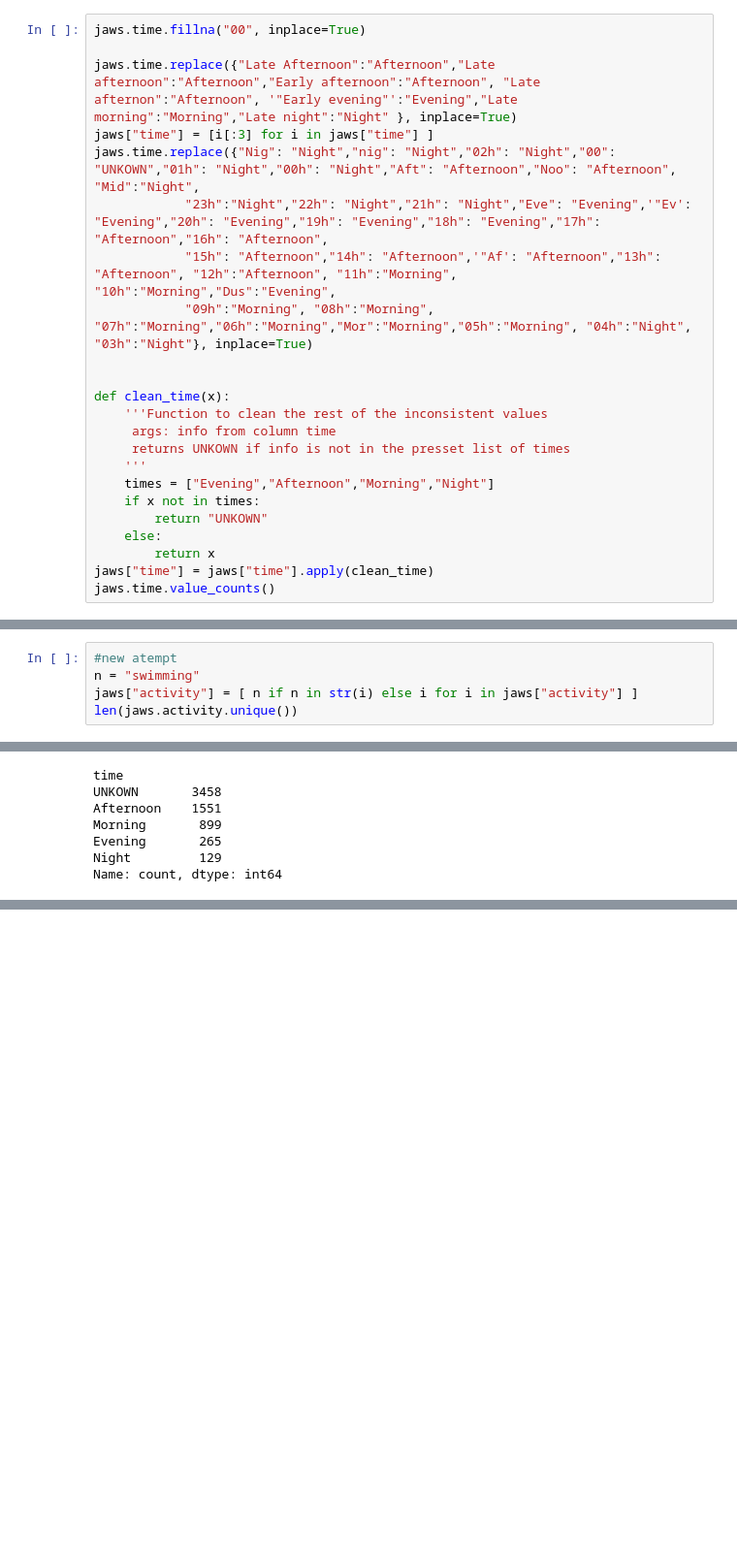
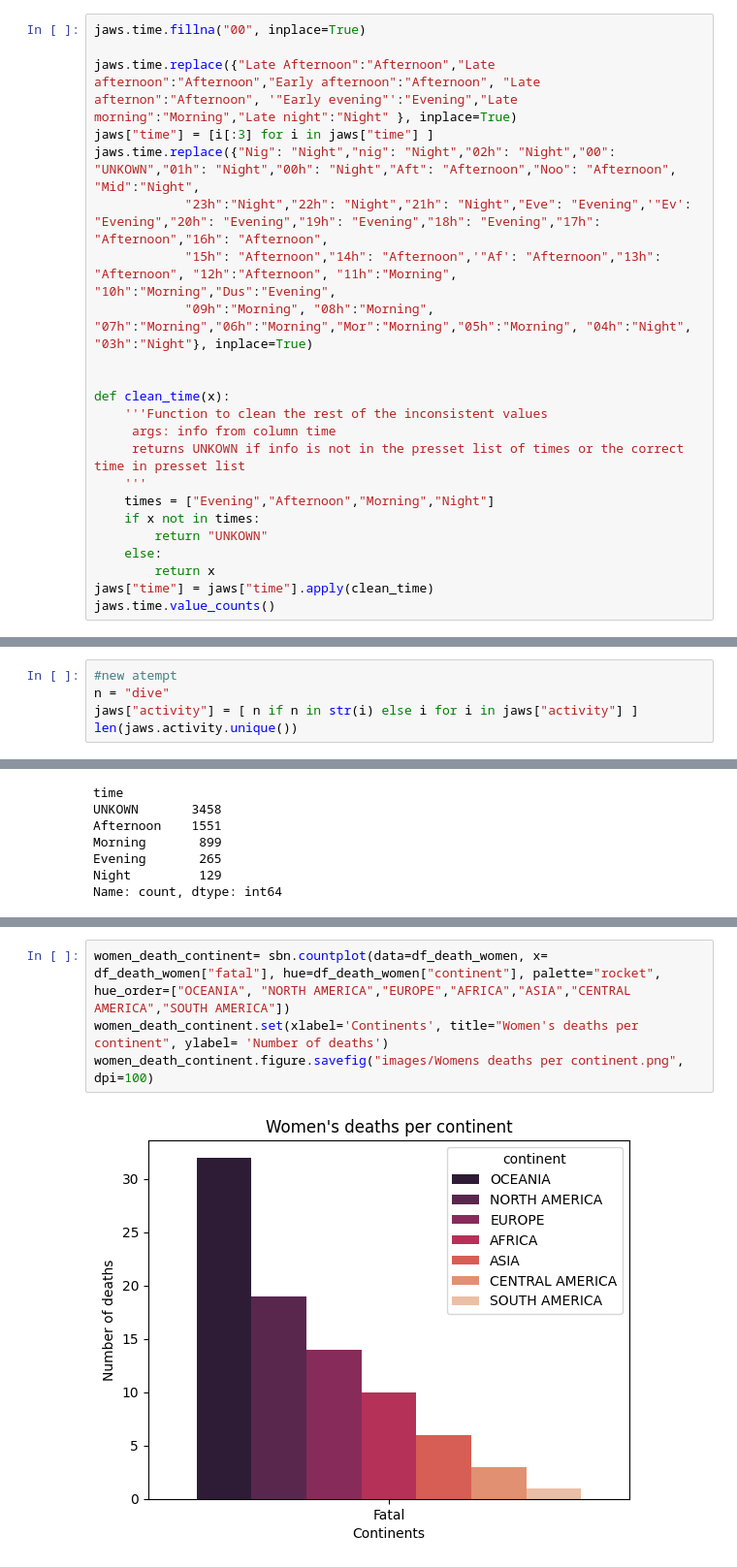
Before and after one commit to paulaRMachado/Jaws-EDA, a Jupyter notebook: JAWS.ipynb, the cells around one changed output, grey strips where cells are left out. Shown: that part at 97% size. Cells and saved outputs as stored; diff of their text form; blank space fills up the shorter version.

```diff
--- a/JAWS.ipynb
+++ b/JAWS.ipynb
@@ -116,7 +116,7 @@ jaws.time.replace({"Nig": "Night","nig": "Night","02h": "Night","00": "UNKOWN","
 def clean_time(x):
     '''Function to clean the rest of the inconsistent values
      args: info from column time
-     returns UNKOWN if info is not in the presset list of times
+     returns UNKOWN if info is not in the presset list of times or the correct time in presset list
     '''
     times = ["Evening","Afternoon","Morning","Night"]
     if x not in times:
@@ -173,6 +173,6 @@ print(len(jaws.activity.unique()))
 # %%
 #new atempt
-n = "swimming"
+n = "dive"
 jaws["activity"] = [ n if n in str(i) else i for i in jaws["activity"] ]
 len(jaws.activity.unique())
 # %% [output]
@@ -315,0 +308,6 @@ sbn.countplot(data=df_death_women, x= df_death_women["fatal"], hue=df_death_wome
+# %%
+women_death_continent= sbn.countplot(data=df_death_women, x= df_death_women["fatal"], hue=df_death_women["continent"], palette="rocket", hue_order=["OCEANIA", "NORTH AMERICA","EUROPE","AFRICA","ASIA","CENTRAL AMERICA","SOUTH AMERICA"])
+women_death_continent.set(xlabel='Continents', title="Women's deaths per continent", ylabel= 'Number of deaths')
+women_death_continent.figure.savefig("images/Womens deaths per continent.png", dpi=100)
+# %% [output]
+[figure, added]
```
Also changed, not shown: parts of 12 cells of this notebook, 3 other files.
